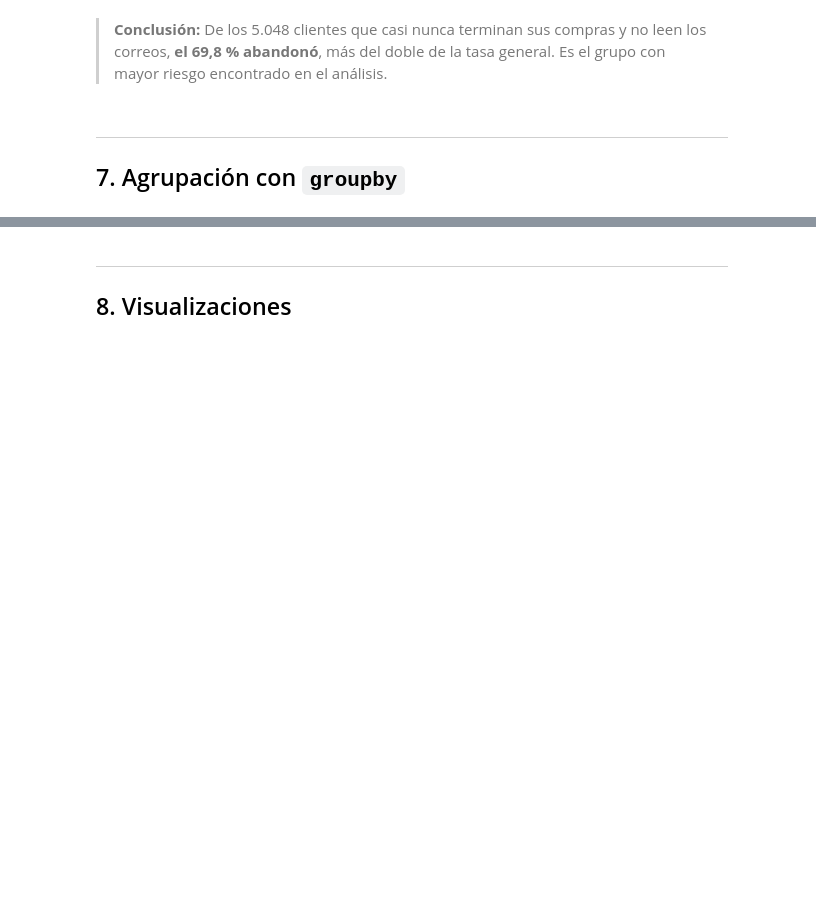
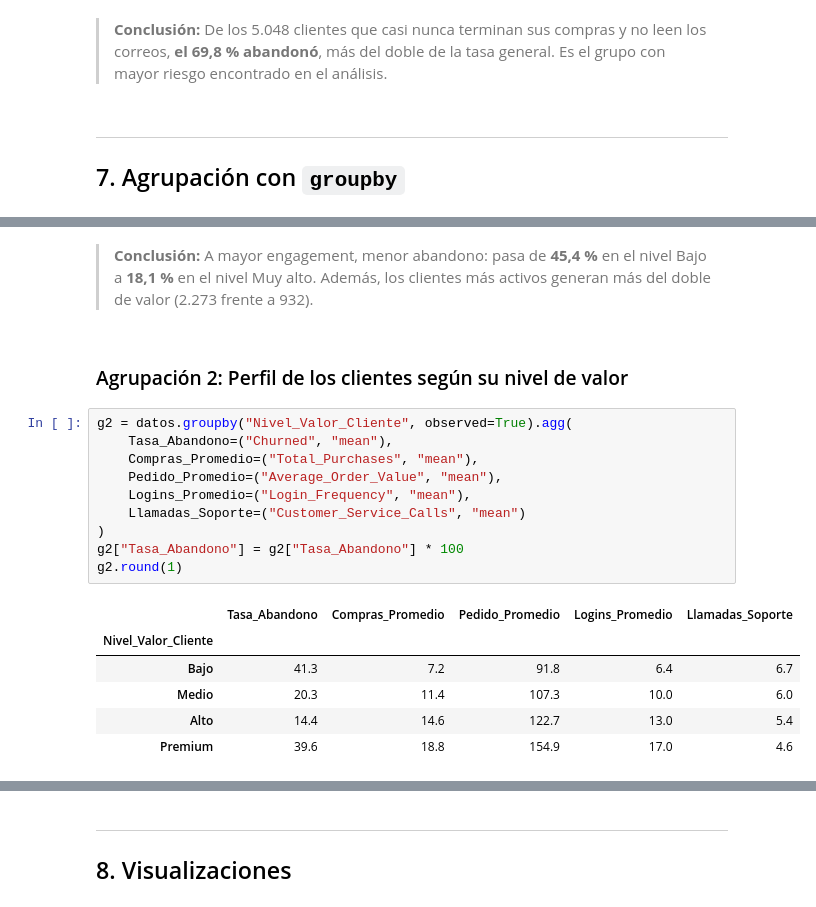
Before and after one commit to wen200729-boop/Analisis-web, a Jupyter notebook: analisis_clientes.ipynb, the cells around one changed output, grey strips where cells are left out. Drawn from its saved outputs; the diff is of its cells as text; blank space fills up the shorter version.

```diff
--- a/analisis_clientes.ipynb
+++ b/analisis_clientes.ipynb
@@ -578,0 +598,21 @@ Tasa de abandono: 69.8 %
+# %% [markdown]
+> **Conclusión:** A mayor engagement, menor abandono: pasa de **45,4 %** en el nivel Bajo a **18,1 %** en el nivel Muy alto. Además, los clientes más activos generan más del doble de valor (2.273 frente a 932).
+# %% [markdown]
+### Agrupación 2: Perfil de los clientes según su nivel de valor
+# %%
+g2 = datos.groupby("Nivel_Valor_Cliente", observed=True).agg(
+    Tasa_Abandono=("Churned", "mean"),
+    Compras_Promedio=("Total_Purchases", "mean"),
+    Pedido_Promedio=("Average_Order_Value", "mean"),
+    Logins_Promedio=("Login_Frequency", "mean"),
+    Llamadas_Soporte=("Customer_Service_Calls", "mean")
+)
+g2["Tasa_Abandono"] = g2["Tasa_Abandono"] * 100
+g2.round(1)
+# %% [output]
+|  | Tasa_Abandono | Compras_Promedio | Pedido_Promedio | Logins_Promedio | Llamadas_Soporte |
+| Nivel_Valor_Cliente |  |  |  |  |  |
+| Bajo | 41.3 | 7.2 | 91.8 | 6.4 | 6.7 |
+| Medio | 20.3 | 11.4 | 107.3 | 10.0 | 6.0 |
+| Alto | 14.4 | 14.6 | 122.7 | 13.0 | 5.4 |
+| Premium | 39.6 | 18.8 | 154.9 | 17.0 | 4.6 |
```
Also changed, not shown: parts of 16 cells of this notebook.
